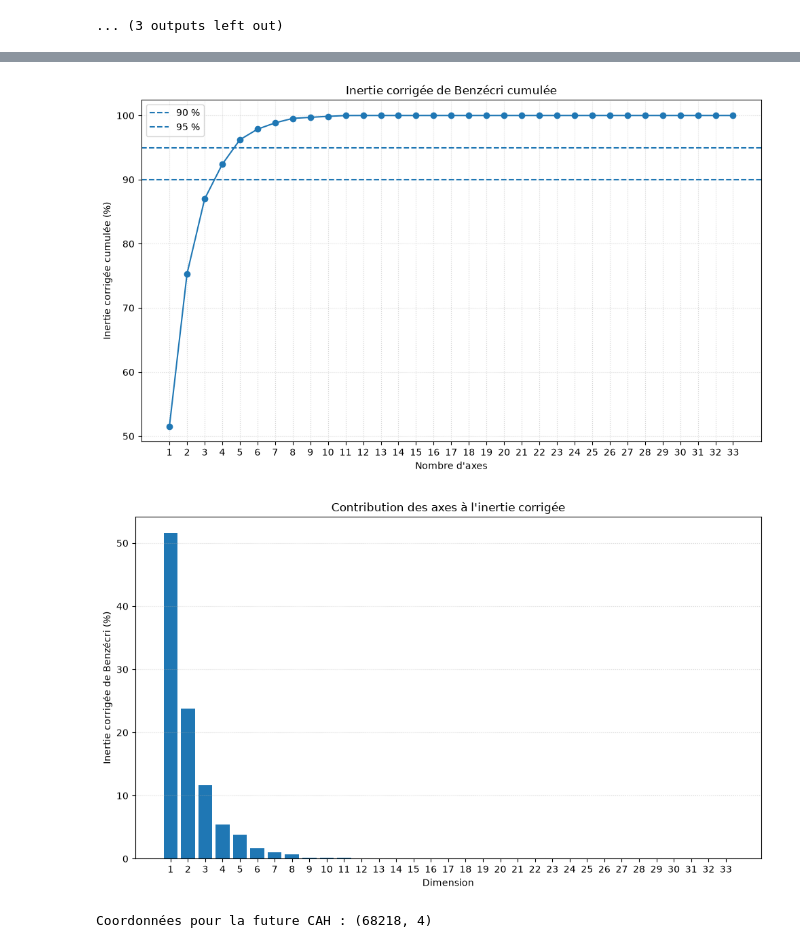
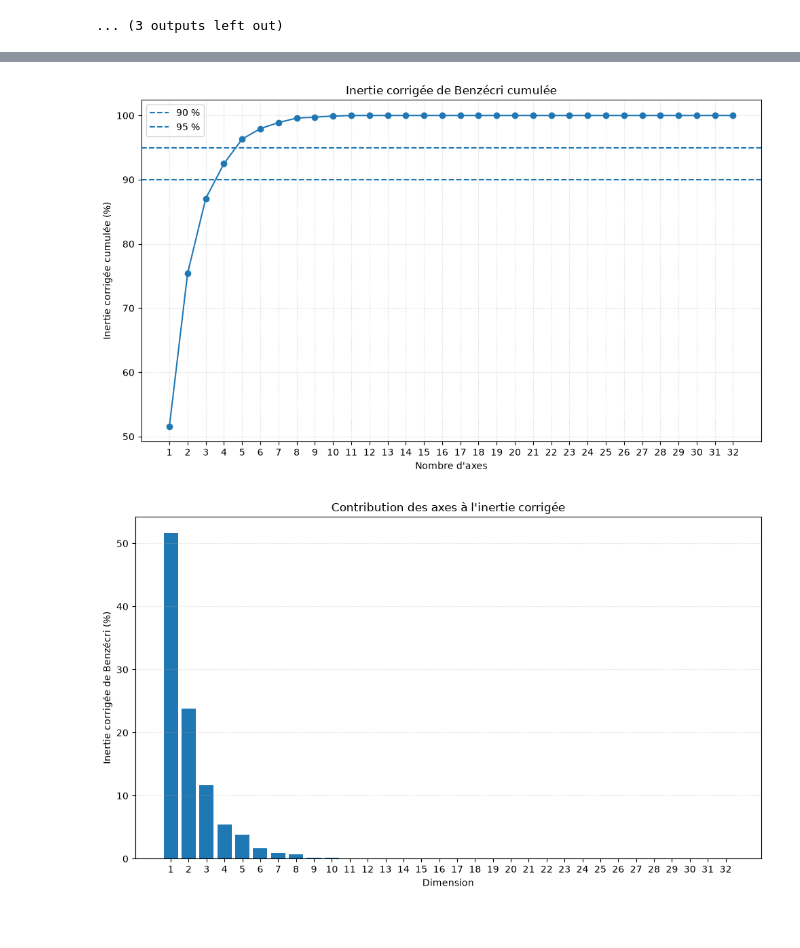
Before and after one commit to sebaarayacastro1/clustering, a Jupyter notebook: notebooks/02_acm.ipynb, the cells around one changed output, grey strips where cells are left out. Cells and saved outputs as stored; diff of their text form; code cells hidden in the pictures.

Commit message:
feat(acm): finaliser l'analyse factorielle et le regroupement des modalités

```diff
--- a/notebooks/02_acm.ipynb
+++ b/notebooks/02_acm.ipynb
@@ -375,0 +407,14 @@ Paire la plus proche dans l’espace factoriel pour chaque variable :
+# %%
+# Chargement de la décision définitive depuis la configuration
+regroupements_finaux = charger_regroupements_acm_finaux(
+    RACINE / "config/regroupements.yaml"
+)
+
+if regroupements_finaux != {
+    "avg_songs_sessions_rec": {
+        "03_10_et_plus": ["03_Eleve_10_a_20", "04_Tres_eleve_20_et_plus"]
+    }
+}:
+    raise ValueError("La configuration du regroupement final ne correspond pas à la décision validée.")
+
+print("Regroupement final retenu :", regroupements_finaux)
@@ -375,0 +427,20 @@ Paire la plus proche dans l’espace factoriel pour chaque variable :
+# %%
+# Exécution du seul scénario retenu (ACM 3)
+resultats_iteration_3 = executer_iteration_3(
+    donnees_nettoyees,
+    regroupements_finaux,
+    graine=42,
+    n_axes_tableau=5,
+    n_axes_proximite=5,
+    proportion_selection=PROPORTION_SELECTION,
+)
+
+if not resultats_iteration_3["indices_echantillon"].equals(
+    resultats_iteration_2["indices_echantillon"]
+):
+    raise AssertionError("Les échantillons des itérations 2 et 3 ne correspondent pas.")
+
+if len(resultats_iteration_3["variables_a_revoir"]) != 0:
+    print("Attention : certaines variables doivent être réexaminées avant de finaliser l'ACM.")
+else:
+    print("Critère de contribution aux cinq premiers axes respecté.")
@@ -435,61 +712,54 @@ plt.show()
 # %%
 ## Inertie corrigée de Benzécri cumulée
 
 plt.figure(figsize=(10, 6))
 
 plt.plot(
-    range(1, len(resultats_iteration_2["benzecri"]) + 1),
-    np.cumsum(resultats_iteration_2["benzecri"]),
+    range(1, len(resultats_iteration_3["benzecri"]) + 1),
+    np.cumsum(resultats_iteration_3["benzecri"]),
     marker='o'
 )
 
 plt.axhline(
     90,
     linestyle='--',
     label='90 %'
 )
 
 plt.axhline(
     95,
     linestyle='--',
     label='95 %'
 )
 
 plt.xlabel("Nombre d'axes")
 plt.ylabel("Inertie corrigée cumulée (%)")
 plt.title("Inertie corrigée de Benzécri cumulée")
-plt.xticks(range(1, len(resultats_iteration_2["benzecri"]) + 1))
+plt.xticks(range(1, len(resultats_iteration_3["benzecri"]) + 1))
 plt.legend()
 plt.grid(True, linestyle=':', alpha=0.5)
 
 plt.tight_layout()
 plt.show()
 # %% [output]
-[figure, old version]
+[figure, new version]
 # %%
 ## Inertie corrigée de Benzécri par axe
 
 plt.figure(figsize=(10, 6))
 
 plt.bar(
-    range(1, len(resultats_iteration_2["benzecri"]) + 1),
-    resultats_iteration_2["benzecri"]
+    range(1, len(resultats_iteration_3["benzecri"]) + 1),
+    resultats_iteration_3["benzecri"]
 )
 
 plt.xlabel("Dimension")
 plt.ylabel("Inertie corrigée de Benzécri (%)")
 plt.title("Contribution des axes à l'inertie corrigée")
-plt.xticks(range(1, len(resultats_iteration_2["benzecri"]) + 1))
+plt.xticks(range(1, len(resultats_iteration_3["benzecri"]) + 1))
 plt.grid(axis='y', linestyle=':', alpha=0.5)
 
 plt.tight_layout()
 plt.show()
 # %% [output]
-[figure, old version]
+[figure, new version]
-# %%
-from src.classification_hierarchique import extraire_coordonnees
-N_AXES_CAH = 4
-coordonnees_individus = extraire_coordonnees(resultats_iteration_2, N_AXES_CAH)
-print(f'Coordonnées pour la future CAH : {coordonnees_individus.shape}')
-# %% [output]
-Coordonnées pour la future CAH : (68218, 4)
```
Also changed, not shown: parts of 20 cells of this notebook, 2 other files.
